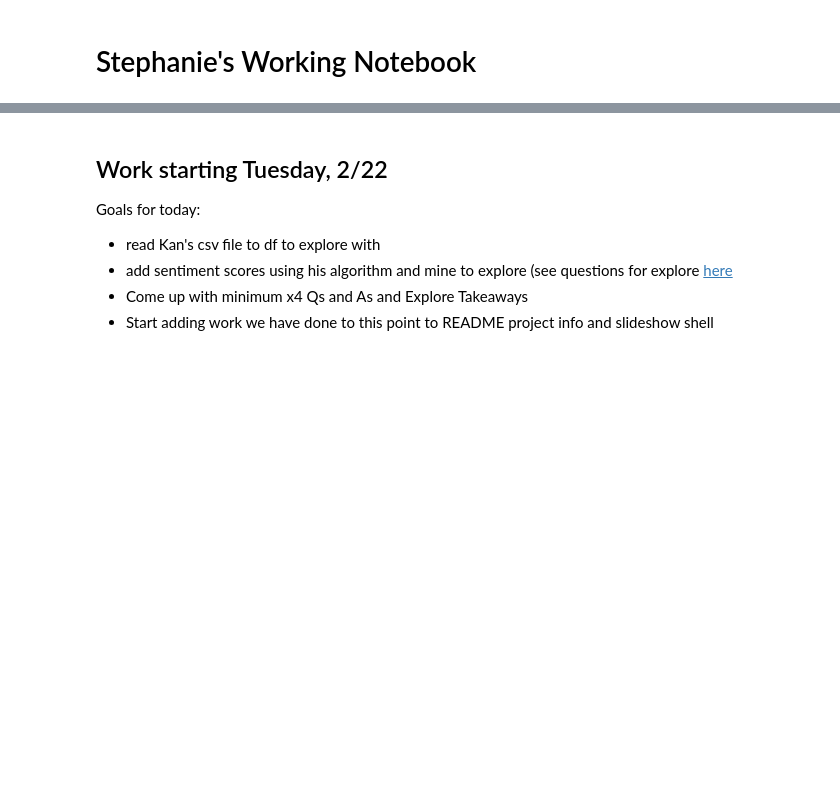
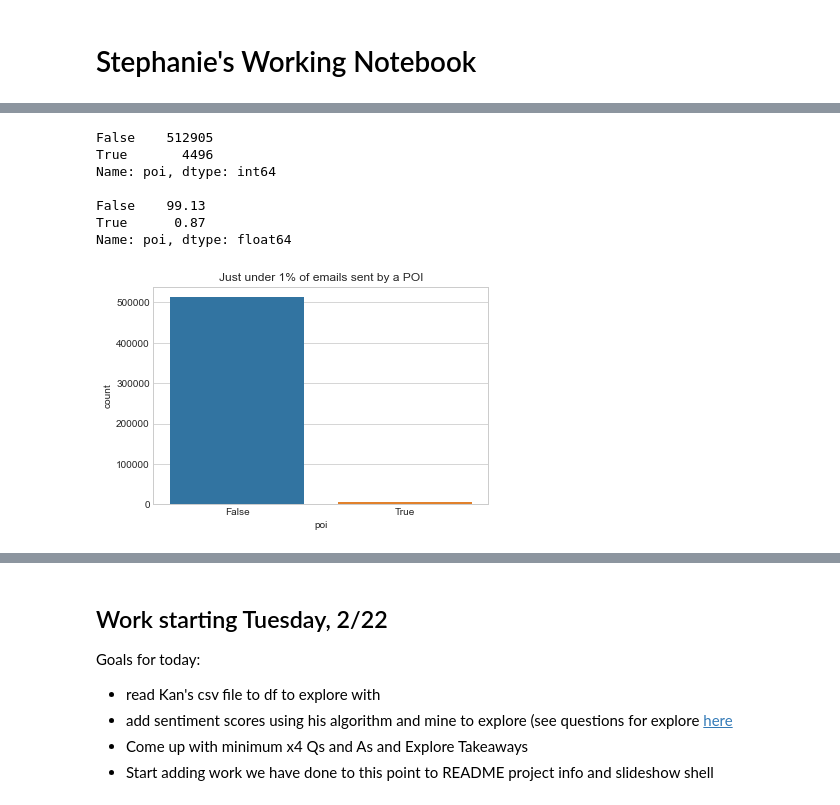
Before and after one commit to Enron-Discussion-NLP/Capstone, a Jupyter notebook: 00_Stephanie/stephanie_working-notebook.ipynb, the cells around one changed output, grey strips where cells are left out. Cells and saved outputs as stored; diff of their text form; code cells hidden in the pictures; blank space fills up the shorter version.

```diff
--- a/00_Stephanie/stephanie_working-notebook.ipynb
+++ b/00_Stephanie/stephanie_working-notebook.ipynb
@@ -2,0 +227,3 @@
+# %%
+poi_convicted = kenneth_lay + jeff_skilling + kevin_howard + michael_krautz
+poi_convicted
@@ -2,0 +272,7 @@
+# %%
+# creating poi list
+poi = poi_convicted + scott_yeager + joseph_hirko + rex_shelby + david_bermingham + giles_darby + \
+    gary_mulgrew + daniel_bayley + james_brown + robert_furst + william_fuhs + richard_causey + \
+    christopher_calger + timothy_despain + kevin_hannon + mark_koenig + john_forney + kenneth_rice + \
+    paula_rieker + lea_fastow + andrew_fastow + david_delainey + ben_glisan + jeffrey_richter + larry_lawyer + \
+    timothy_belden + michael_kopper + david_duncan + raymond_bowen + wesley_colwell + dan_boyle + christopher_loehr
@@ -2,0 +299,6 @@
+# %%
+# create poi_convicted column for true or false vlaue
+df2['poi'] = np.where(df2.sender.isin(poi), True, False)
+
+# preview
+df2.head()
@@ -2,0 +312,4 @@
+# %%
+df2.drop(columns = ['poi_convicted'], inplace = True)
+
+df2.head()
@@ -2,0 +323,18 @@
+# %%
+# 1. What percentage of emails were sent by a poi?
+print(df2.poi.value_counts())
+print()
+
+sns.countplot(df2.poi)
+plt.title('Just under 1% of emails sent by a POI')
+
+print((round(df2.poi.value_counts(normalize = True)*100, 2)))
+# %% [output]
+False    512905
+True       4496
+Name: poi, dtype: int64
+
+False    99.13
+True      0.87
+Name: poi, dtype: float64
+[figure, added]
```
Also changed, not shown: parts of 61 cells of this notebook.
